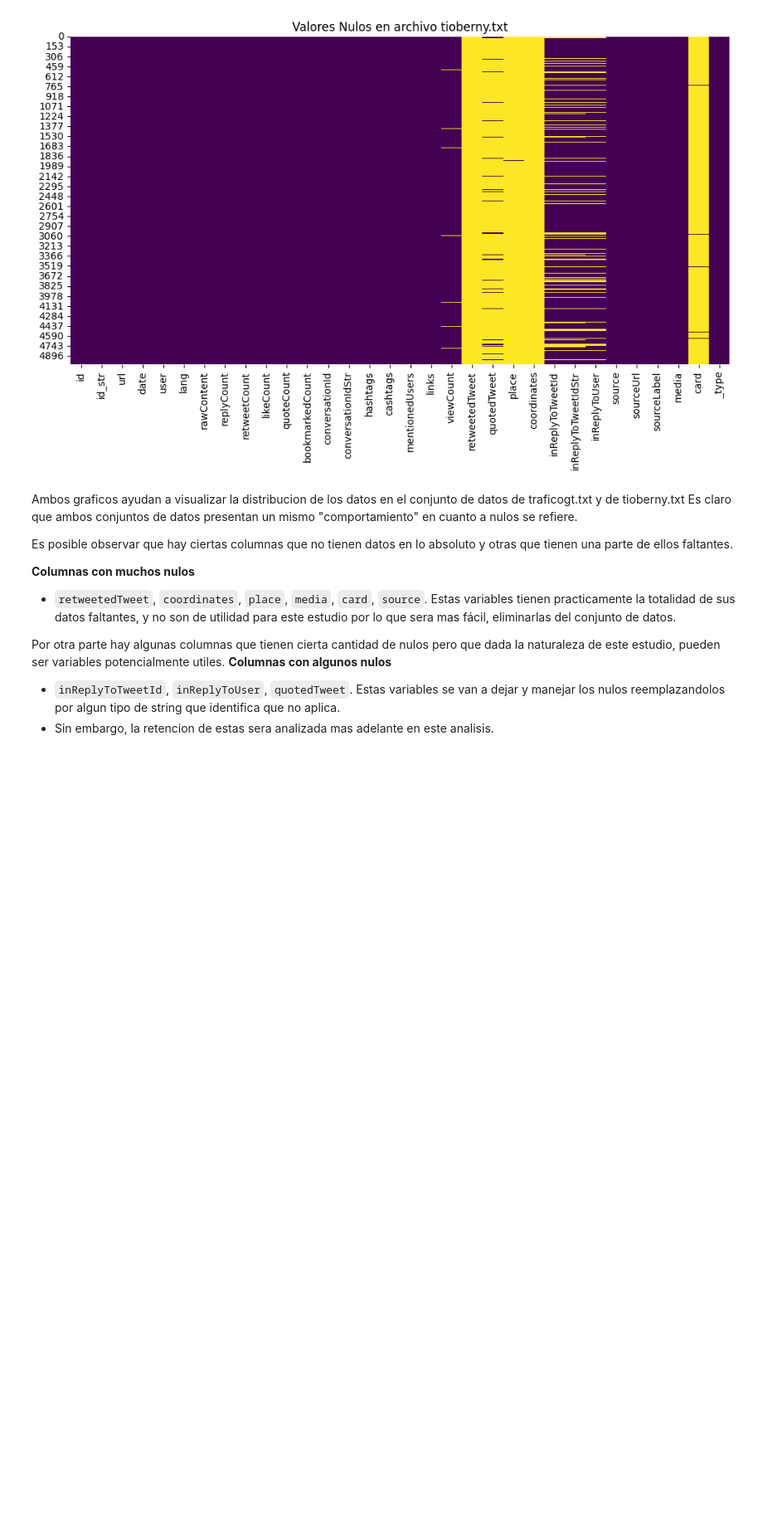
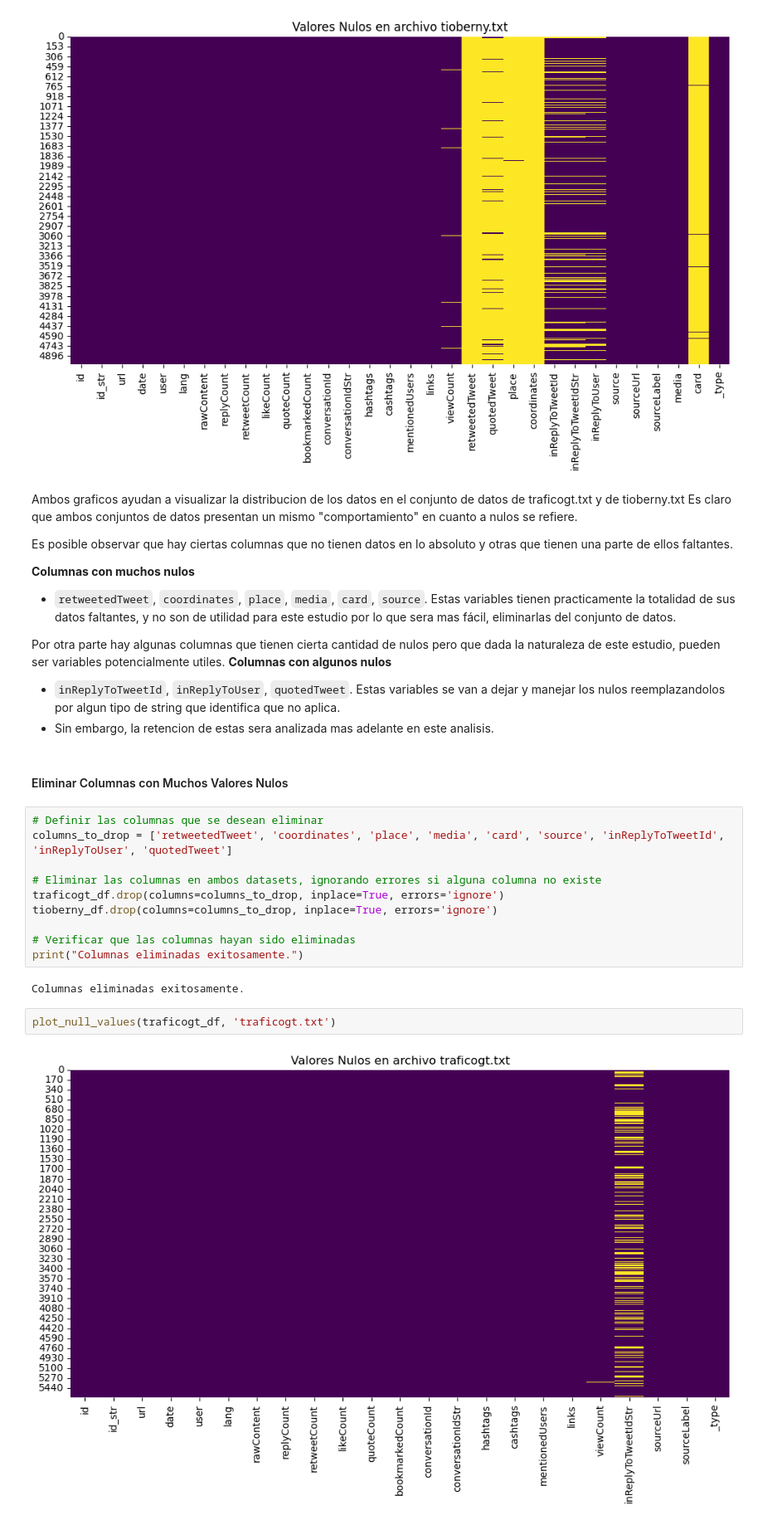
Before and after one commit to JPOrellana/Lab7-DataScience, a Jupyter notebook: Lab7.ipynb, the cells around one changed output. Shown at 83% size. Drawn from its saved outputs; the diff is of its cells as text; blank space fills up the shorter version.

Commit message:
Eliminar Nulos

```diff
--- a/Lab7.ipynb
+++ b/Lab7.ipynb
@@ -242,3 +242,21 @@ Por otra parte hay algunas columnas que tienen cierta cantidad de nulos pero que
 **Columnas con algunos nulos**
 - `inReplyToTweetId`, `inReplyToUser`, `quotedTweet`. Estas variables se van a dejar y manejar los nulos reemplazandolos por algun tipo de string que identifica que no aplica.
 - Sin embargo, la retencion de estas sera analizada mas adelante en este analisis.
+# %% [markdown]
+#### Eliminar Columnas con Muchos Valores Nulos
+# %%
+# Definir las columnas que se desean eliminar
+columns_to_drop = ['retweetedTweet', 'coordinates', 'place', 'media', 'card', 'source', 'inReplyToTweetId', 'inReplyToUser', 'quotedTweet']
+
+# Eliminar las columnas en ambos datasets, ignorando errores si alguna columna no existe
+traficogt_df.drop(columns=columns_to_drop, inplace=True, errors='ignore')
+tioberny_df.drop(columns=columns_to_drop, inplace=True, errors='ignore')
+
+# Verificar que las columnas hayan sido eliminadas
+print("Columnas eliminadas exitosamente.")
+# %% [output]
+Columnas eliminadas exitosamente.
+# %%
+plot_null_values(traficogt_df, 'traficogt.txt')
+# %% [output]
+[figure, added]
```
Also changed, not shown: parts of 1 cell of this notebook.
